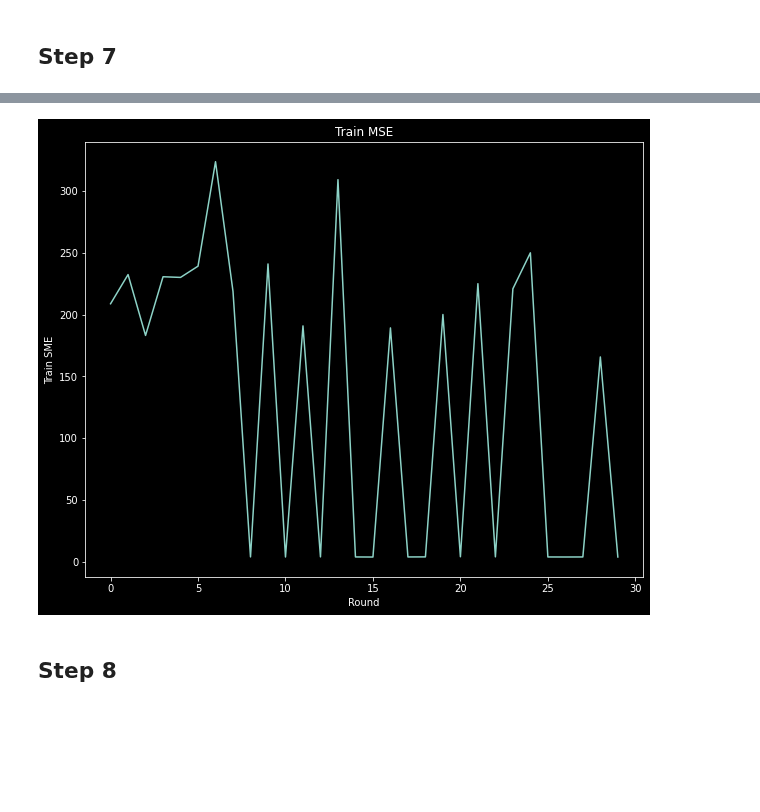
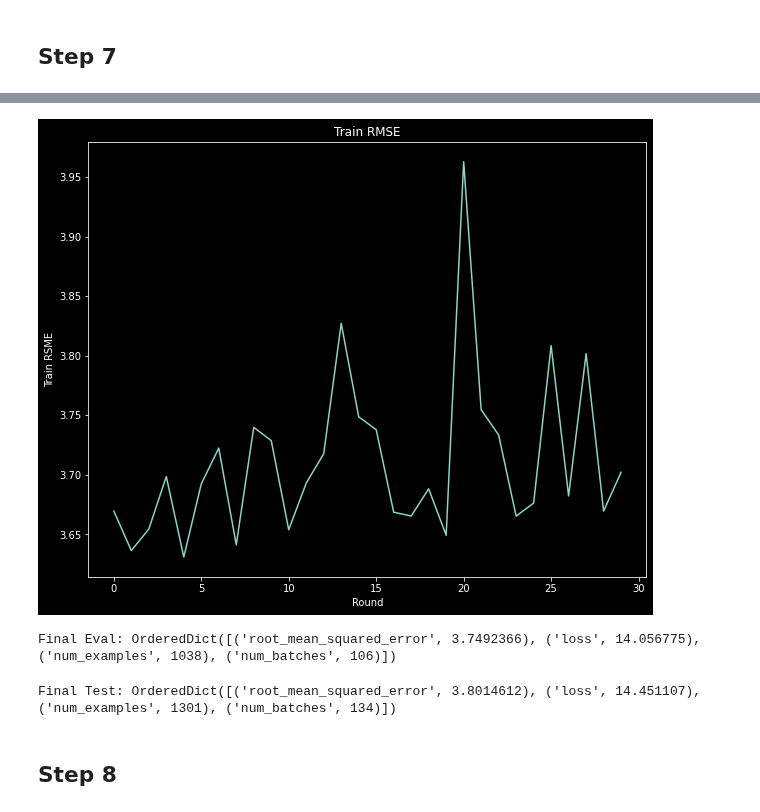
Before and after one commit to ilias-ant/recommender-systems, a Jupyter notebook: federated-learning-based-RS.ipynb, the cells around one changed output, grey strips where cells are left out. Saved outputs shown, nothing was run; the diff lists cells and outputs as text; code cells hidden in the pictures; blank space fills up the shorter version.

Commit message:
[feat]: add RMSE as tracked metric in FedRecon

```diff
--- a/federated-learning-based-RS.ipynb
+++ b/federated-learning-based-RS.ipynb
@@ -361,7 +394,7 @@ model_fn = functools.partial(
     matrix_factorization_model,
     n_users=n_users,
     n_items=n_items,
-    n_latent_factors=20,
+    n_latent_factors=4,
 )
 # %%
 iterative_process = tff.learning.build_federated_averaging_process(
@@ -481,7 +527,7 @@ tf_datasets = [
     *create_tf_datasets(
         data=ratings,
         transform_func=transform_batch_for_fed_prox,
-        batch_size=5,
+        batch_size=10,
         max_clients=100,
         max_items_per_client=3000,
     )
@@ -550,7 +596,7 @@ def matrix_factorization_model_with_user_embedding(
 model_fn = functools.partial(
     matrix_factorization_model_with_user_embedding,
     n_items=n_items,
-    n_latent_factors=20,
+    n_latent_factors=4,
 )
 # %%
 fedprox_learning_process = tff.learning.algorithms.build_unweighted_fed_prox(
@@ -568,7 +614,7 @@ evaluation_computation = tff.learning.build_federated_evaluation(
     model_fn,
 )
 # %%
-train_losses, train_mses = [], []
+train_losses, train_rmses = [], []
 
 state = fedprox_learning_process.initialize()
 
@@ -579,7 +625,7 @@ for i in range(NUM_ROUNDS):
     ).tolist()
     next_state = fedprox_learning_process.next(state, federated_train_data)
     train_losses.append(next_state.metrics["client_work"]["train"]["loss"])
-    train_mses.append(
+    train_rmses.append(
         next_state.metrics["client_work"]["train"]["root_mean_squared_error"]
     )
 
@@ -607,13 +645,23 @@ plt.show()
 # %%
 plt.style.use("dark_background")
 plt.rcParams["figure.figsize"] = [10, 8]
-plt.plot(range(NUM_ROUNDS), train_mses)
-plt.ylabel("Train SME")
+plt.plot(range(NUM_ROUNDS), train_rmses)
+plt.ylabel("Train RSME")
 plt.xlabel("Round")
-plt.title("Train MSE")
+plt.title("Train RMSE")
 plt.show()
 # %% [output]
-[figure, old version]
+[figure, new version]
+# %%
+eval_metrics = evaluation_computation(model_final_weights, tf_validationsets)
+print("Final Eval:", eval_metrics["eval"])
+# %% [output]
+Final Eval: OrderedDict([('root_mean_squared_error', 3.7492366), ('loss', 14.056775), ('num_examples', 1038), ('num_batches', 106)])
+# %%
+eval_metrics = evaluation_computation(model_final_weights, tf_testsets)
+print("Final Test:", eval_metrics["eval"])
+# %% [output]
+Final Test: OrderedDict([('root_mean_squared_error', 3.8014612), ('loss', 14.451107), ('num_examples', 1301), ('num_batches', 134)])
 # %% [markdown]
 ## Step 8
 # %%
```
Also changed, not shown: parts of 38 cells of this notebook, 1 other file.
